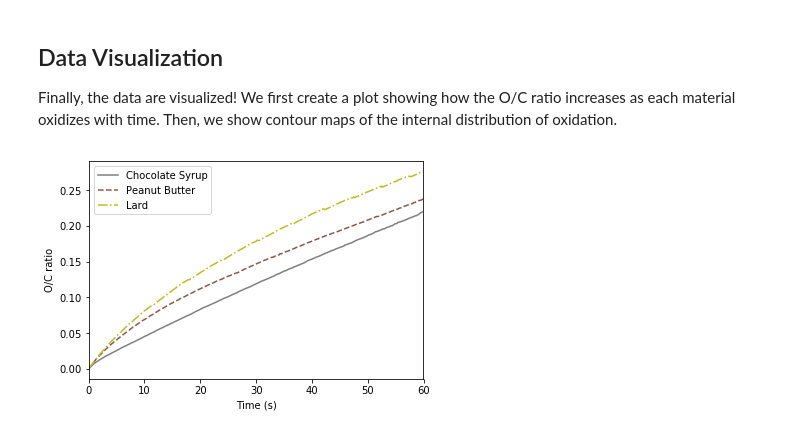
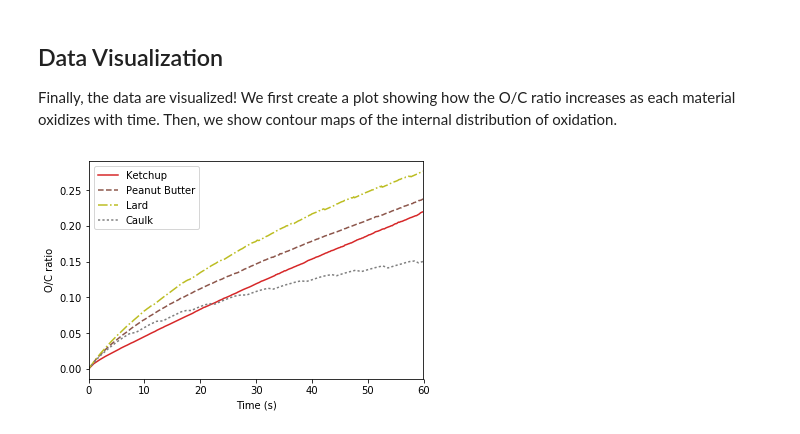
Before and after one commit to aawiegel/StackSimAnalysis, a Jupyter notebook: Demo.ipynb, the cells around one changed output. Cells and saved outputs as stored; diff of their text form; code cells hidden in the pictures.

```diff
--- a/Demo.ipynb
+++ b/Demo.ipynb
@@ -40,9 +40,10 @@ with zipfile.ZipFile("demodata.zip", "r") as zip_ref:
 
 # Associate each simulation XML file to a string
 
-simulation_files = {"Chocolate Syrup" : "tri_ft_D11.xml",
-              "Peanut Butter" : "tri_ft_D12.xml",
-              "Lard" : "tri_ft_D13.xml"}
+simulation_files = {"Ketchup" : "tri_ft_D11.xml",
+                    "Peanut Butter" : "tri_ft_D12.xml",
+                    "Lard" : "tri_ft_D13.xml",
+                    "Caulk" : "tri_ft_D14.xml"}
 # %%
 # Initialize dictionary for each simulation
 simulations = dict()
@@ -141,17 +142,21 @@ Finally, the data are visualized! We first create a plot showing how the O/C rat
 # %%
 %matplotlib inline
 # Plot of average O/C ratio for each material.
 
 fig, ax = plt.subplots(1)
 
-averages["Chocolate Syrup"].plot(x = "Time (s)", y = "O/C ratio", ax = ax, style = '-C7')
-averages["Peanut Butter"].plot(x = "Time (s)", y = "O/C ratio", ax = ax, style = '--C5')
-averages["Lard"].plot(x = "Time (s)", y = "O/C ratio", ax = ax, style = '-.C8')
+prop_cycle = cycler('color', ['tab:red', 'tab:brown', 'tab:olive', 'tab:gray']) + \
+                cycler('linestyle', ['-', '--', '-.', ':'])
+
+ax.set_prop_cycle(prop_cycle)
+
+for simulation in averages.values():
+    simulation.plot(x = "Time (s)", y = "O/C ratio", ax = ax)
 
 ax.set_ylabel("O/C ratio")
 
-ax.legend(["Chocolate Syrup", "Peanut Butter", "Lard"])
+ax.legend(averages.keys())
 
 plt.show()
 # %% [output]
-[figure, old version]
+[figure, new version]
```
Also changed, not shown: parts of 5 cells of this notebook.
